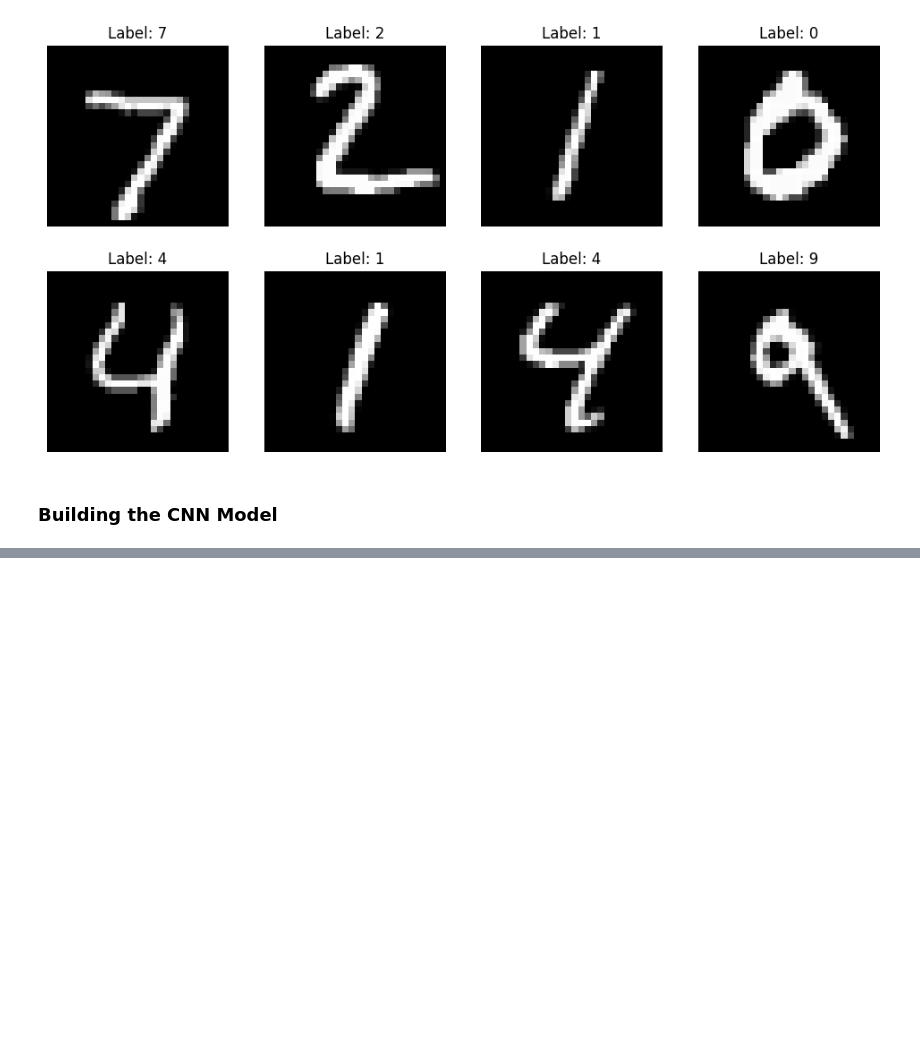
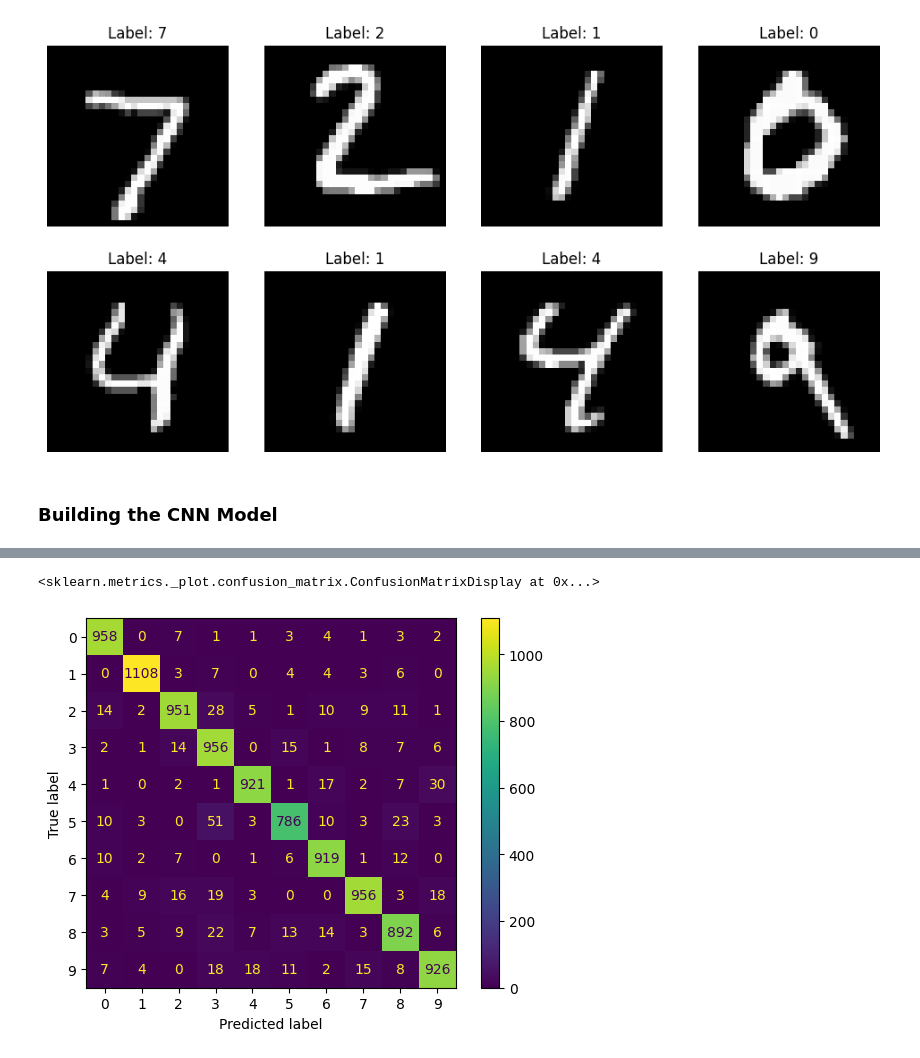
Before and after one commit to Hawmex/deep_learning_content, a Jupyter notebook: dnn/code/example_tensorflow.ipynb, the cells around one changed output, grey strips where cells are left out. Saved outputs shown, nothing was run; the diff lists cells and outputs as text; code cells hidden in the pictures; blank space fills up the shorter version.

```diff
--- a/dnn/code/example_tensorflow.ipynb
+++ b/dnn/code/example_tensorflow.ipynb
@@ -16,7 +28,7 @@ import matplotlib.pyplot as plt
 # %% [markdown]
 ### Loading the MNIST Dataset
 # %%
-(X_train, Y_train), (X_test, Y_test) = keras.datasets.mnist.load_data()
+(X_train, Y_train), (X_test, Y_test) = mnist.load_data()
 
 X_train.shape, Y_train.shape, X_test.shape, Y_test.shape
 # %% [output]
@@ -27,8 +39,8 @@ X_train.shape, Y_train.shape, X_test.shape, Y_test.shape
 X_train = X_train.reshape((60000, 784)) / 255
 X_test = X_test.reshape((10000, 784)) / 255
 
-Y_train = keras.utils.to_categorical(Y_train)
-Y_test = keras.utils.to_categorical(Y_test)
+Y_train = to_categorical(Y_train)
+Y_test = to_categorical(Y_test)
 
 X_train.shape, Y_train.shape, X_test.shape, Y_test.shape
 # %% [output]
@@ -53,19 +65,28 @@ plt.show()
 # %% [markdown]
 ### Building the CNN Model
 # %%
-model = keras.models.Sequential()
+model = Sequential()
 
-model.add(keras.layers.Input(shape=(784,)))
-model.add(keras.layers.Dense(units=14, activation="sigmoid"))
-model.add(keras.layers.Dense(units=12, activation="sigmoid"))
-model.add(keras.layers.Dense(units=10, activation="softmax"))
+model.add(Input(shape=(784,)))
+model.add(Dense(units=14, activation=sigmoid))
+model.add(Dense(units=12, activation=sigmoid))
+model.add(Dense(units=10, activation=softmax))
 
 model.compile(
-    loss="categorical_crossentropy",
-    optimizer=keras.optimizers.SGD(learning_rate=1.0),
+    loss=categorical_crossentropy,
+    optimizer=SGD(learning_rate=1.0),
+    metrics=[CategoricalAccuracy()],
 )
 
 model.summary()
+
+model.fit(
+    X_train,
+    Y_train,
+    epochs=10,
+    batch_size=32,
+    validation_data=(X_test, Y_test),
+)
 # %% [output]
 Model: "sequential"
 ┏━━━━━━━━━━━━━━━━━━━━━━━━━━━━━━━━━┳━━━━━━━━━━━━━━━━━━━━━━━━┳━━━━━━━━━━━━━━━┓
@@ -122,0 +127,11 @@ sample_labels.argmax(axis=1), model.predict(sample_images).argmax(axis=1)
+# %%
+Y_test_hat = model.predict(X_test)
+
+ConfusionMatrixDisplay(
+    confusion_matrix(
+        Y_test.argmax(axis=1, keepdims=True),
+        Y_test_hat.argmax(axis=1, keepdims=True),
+    ),
+    display_labels=range(10),
+).plot()
+# %% [output]
@@ -122,0 +139,2 @@ sample_labels.argmax(axis=1), model.predict(sample_images).argmax(axis=1)
+<sklearn.metrics._plot.confusion_matrix.ConfusionMatrixDisplay at 0x...>
+[figure, added]
```
Also changed, not shown: parts of 8 cells of this notebook, 5 other files.
